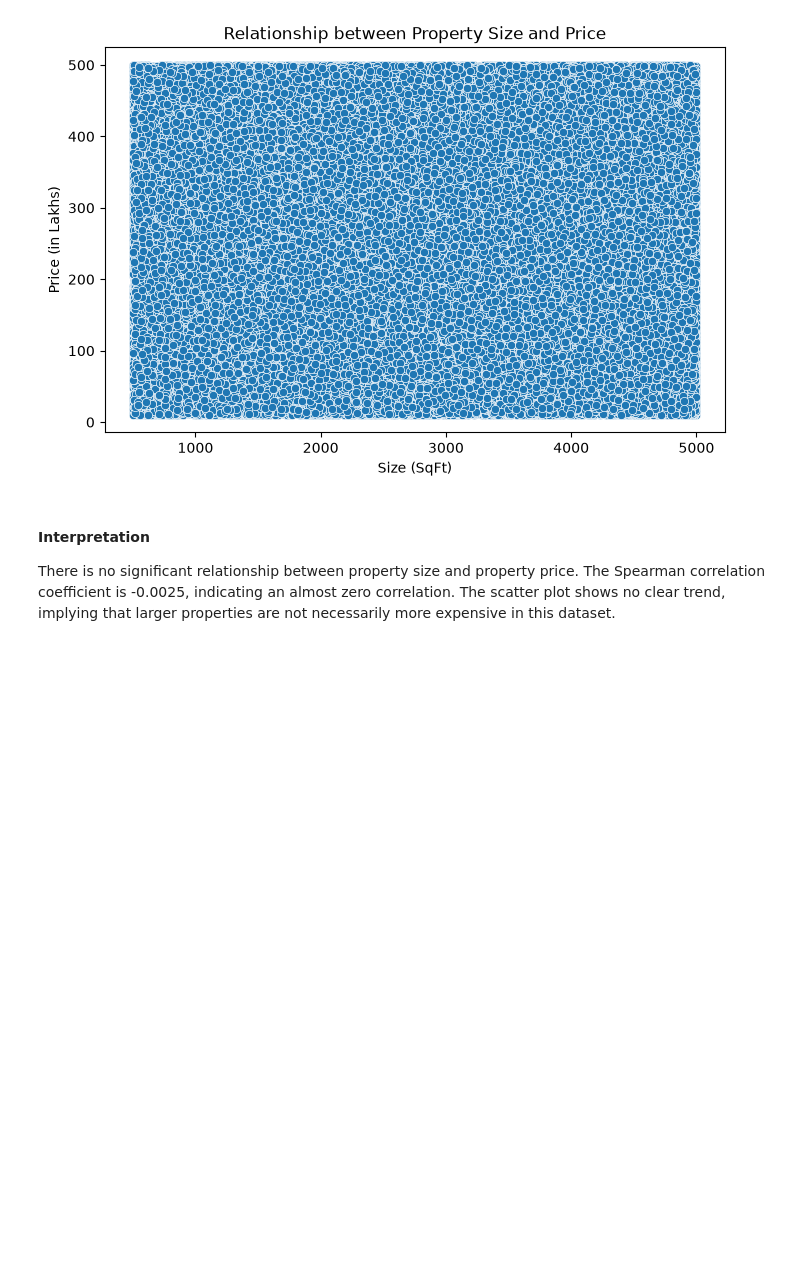
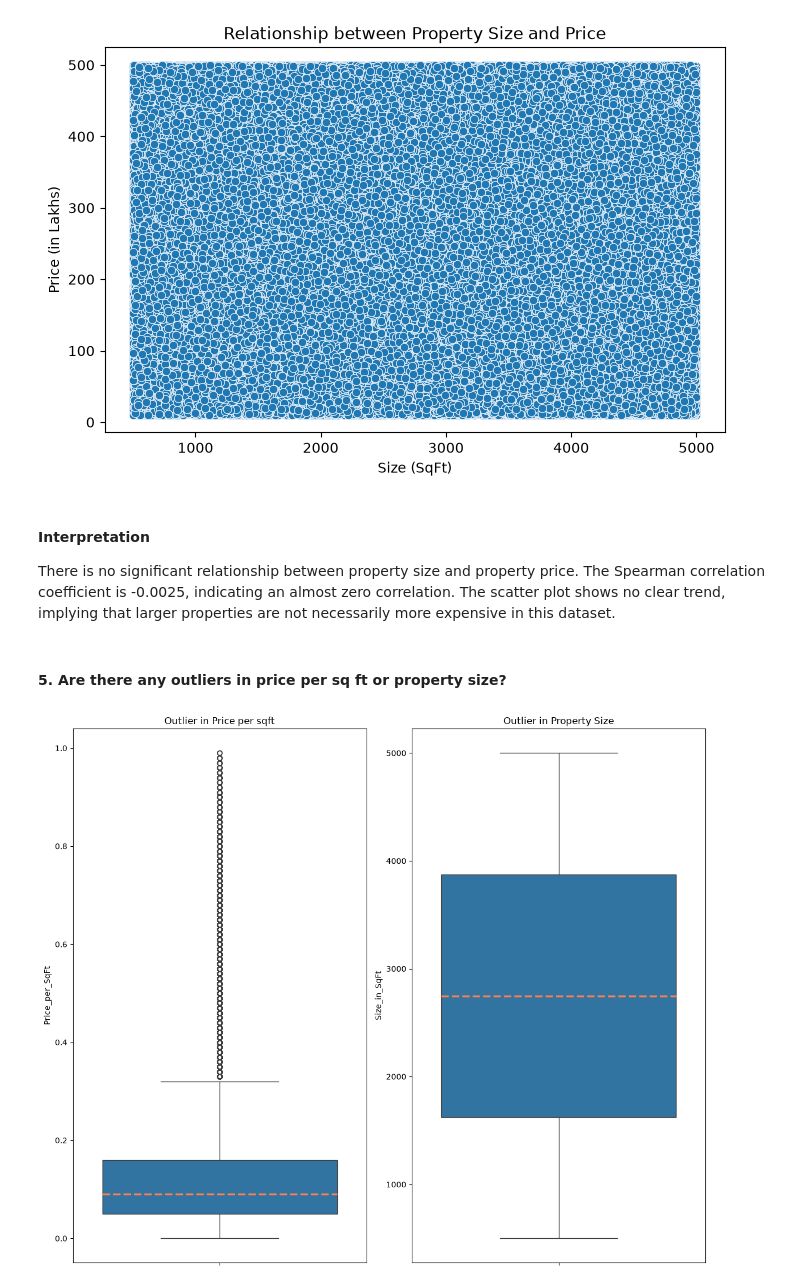
Before and after one commit to mukundnaramesh2605/Real-Estate-Investment-Advisor---Predicting-Property-Profitability-Future-Value, a Jupyter notebook: project.ipynb, the cells around one changed output. Saved outputs shown, nothing was run; the diff lists cells and outputs as text; code cells hidden in the pictures; blank space fills up the shorter version.

```diff
--- a/project.ipynb
+++ b/project.ipynb
@@ -238,3 +238,15 @@ The correlation between property size and price is -0.002529215932284042
 # %% [markdown]
 #### Interpretation
 There is no significant relationship between property size and property price. The Spearman correlation coefficient is -0.0025, indicating an almost zero correlation. The scatter plot shows no clear trend, implying that larger properties are not necessarily more expensive in this dataset.
+# %% [markdown]
+#### 5. Are there any outliers in price per sq ft or property size?
+# %%
+fig,axes = plt.subplots(nrows=1,ncols=2,figsize=(12, 10))
+axes[0].set_title("Outlier in Price per sqft")
+sns.boxplot(data=raw_df['Price_per_SqFt'],ax=axes[0],medianprops={"color": "coral", "linewidth": 2.5, "linestyle": "--"})
+axes[1].set_title("Outlier in Property Size")
+sns.boxplot(data=raw_df['Size_in_SqFt'],ax=axes[1],medianprops={"color": "coral", "linewidth": 2.5, "linestyle": "--"})
+plt.tight_layout()
+plt.show()
+# %% [output]
+[figure, added]
```
